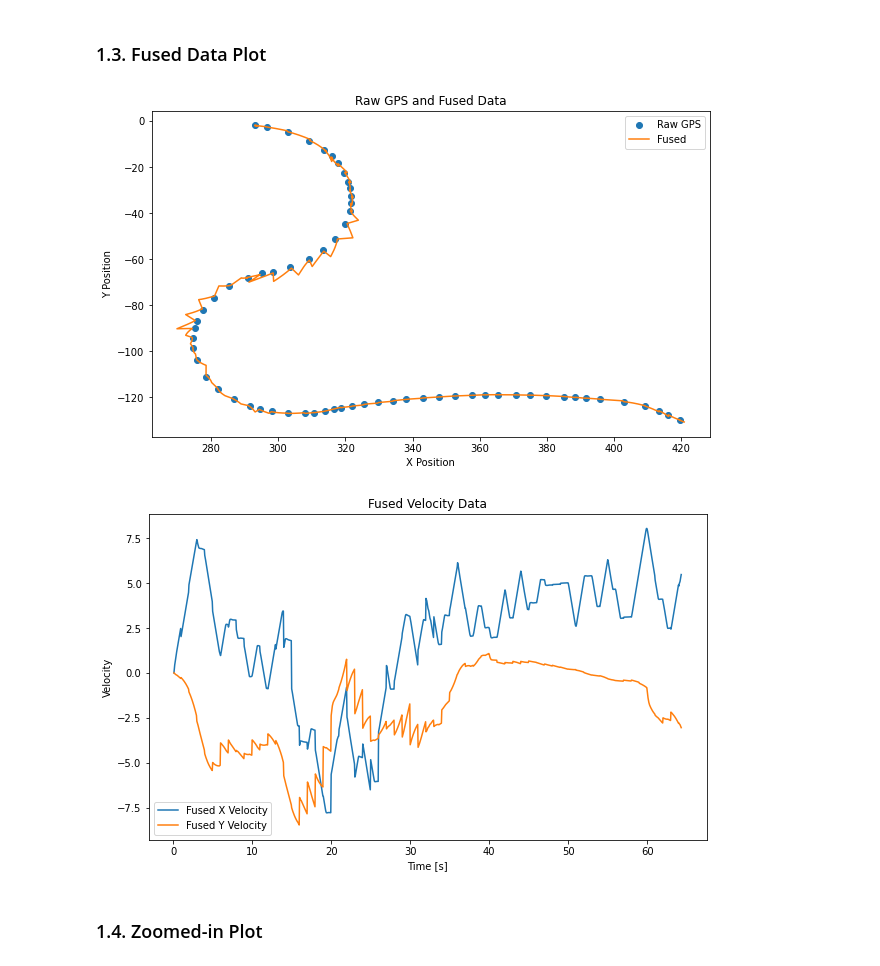
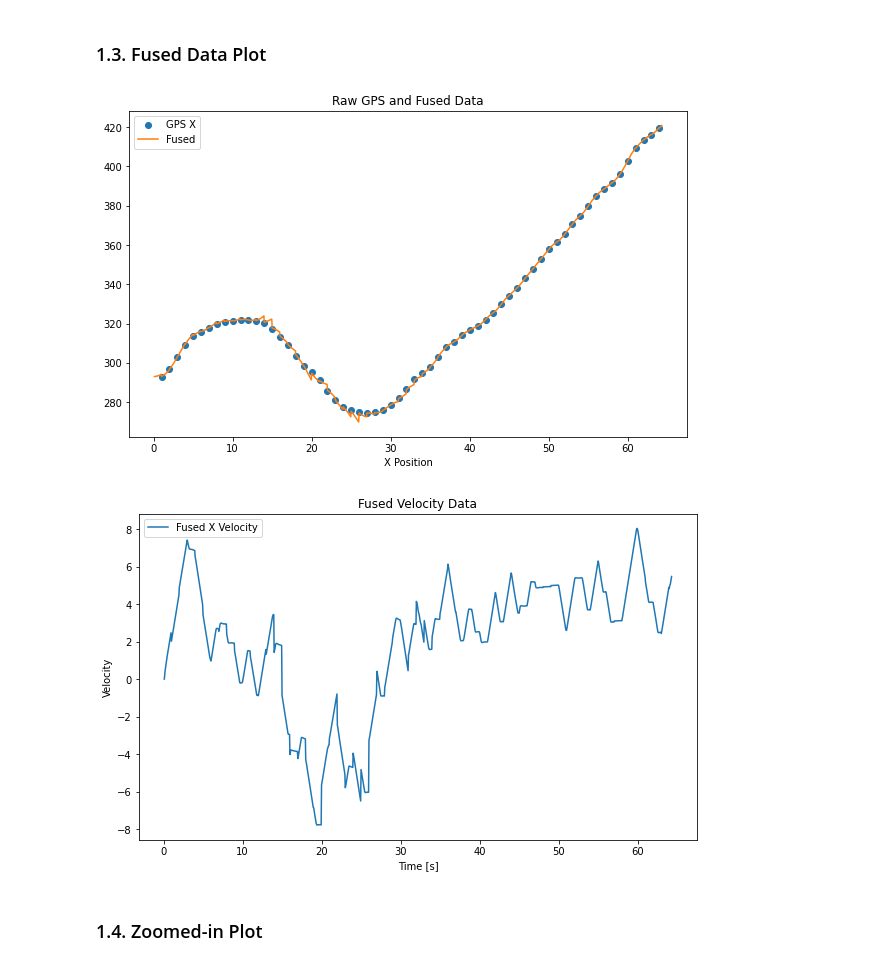
Before and after one commit to ayenewdemeke/sensor-fusion, a Jupyter notebook: sensor-fusion-package-test-with-slow-gps-update.ipynb, the cells around one changed output. Drawn from its saved outputs; the diff is of its cells as text; code cells hidden in the pictures.

```diff
--- a/sensor-fusion-package-test-with-slow-gps-update.ipynb
+++ b/sensor-fusion-package-test-with-slow-gps-update.ipynb
@@ -78,26 +75,24 @@ fused_velocities = np.array(fused_velocities)
 # %%
 # Plot the fused trajectory data along with the raw GPS data
 plt.figure(figsize=(10, 6))
-plt.scatter(gps_data['GPS_X'], gps_data['GPS_Y'], label='Raw GPS')
-plt.plot(fused_positions_x, fused_positions_y, label='Fused', linestyle='-', color='#ff7f0e')
+plt.scatter(data['Time'], data['GPS_X'], label='GPS X')
+plt.plot(data['Time'], fused_positions, label='Fused', linestyle='-', color='#ff7f0e')
 plt.xlabel('X Position')
-plt.ylabel('Y Position')
 plt.title('Raw GPS and Fused Data')
 plt.legend()
 plt.show()
 
 # Plot the fused velocity data
 plt.figure(figsize=(10, 6))
-plt.plot(data['Time'], fused_velocities_x, label='Fused X Velocity', linestyle='-')
-plt.plot(data['Time'], fused_velocities_y, label='Fused Y Velocity', linestyle='-')
+plt.plot(data['Time'], fused_velocities, label='Fused X Velocity', linestyle='-')
 plt.xlabel('Time [s]')
 plt.ylabel('Velocity')
 plt.title('Fused Velocity Data')
 plt.legend()
 plt.show()
 # %% [output]
-[figure, old version]
+[figure, new version]
-[figure, old version]
+[figure, new version]
 # %% [markdown]
 ### 1.4. Zoomed-in Plot
 # %%
```
Also changed, not shown: parts of 5 cells of this notebook, 2 other files.
